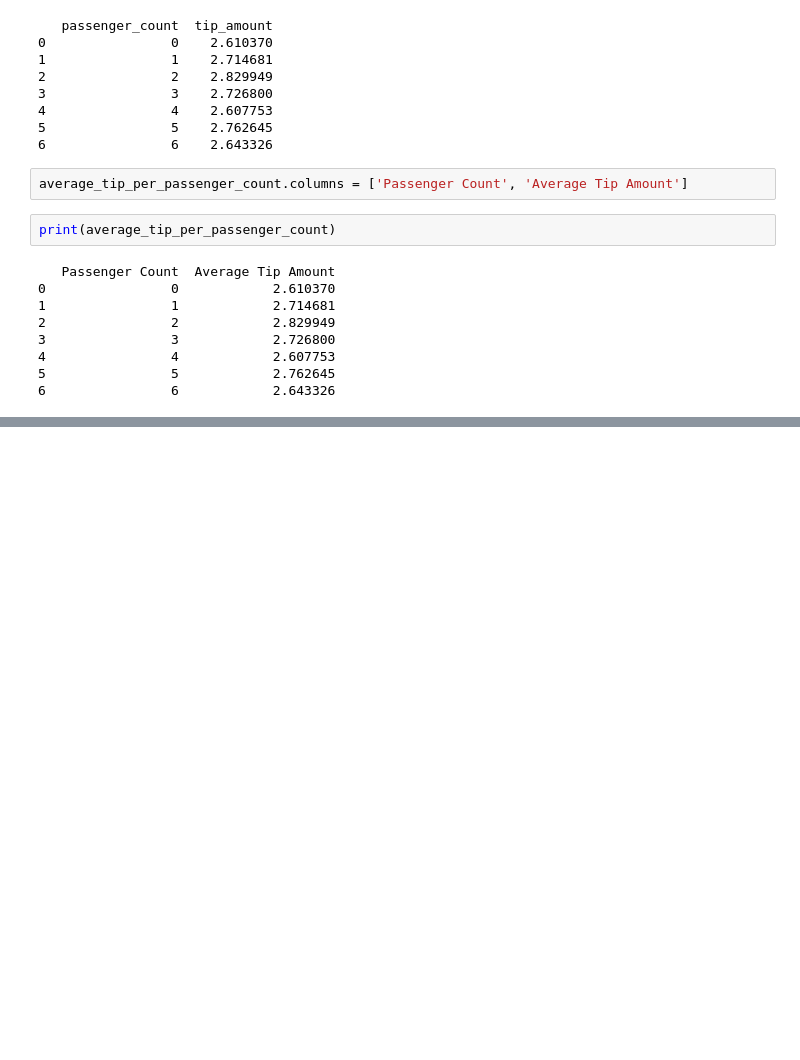
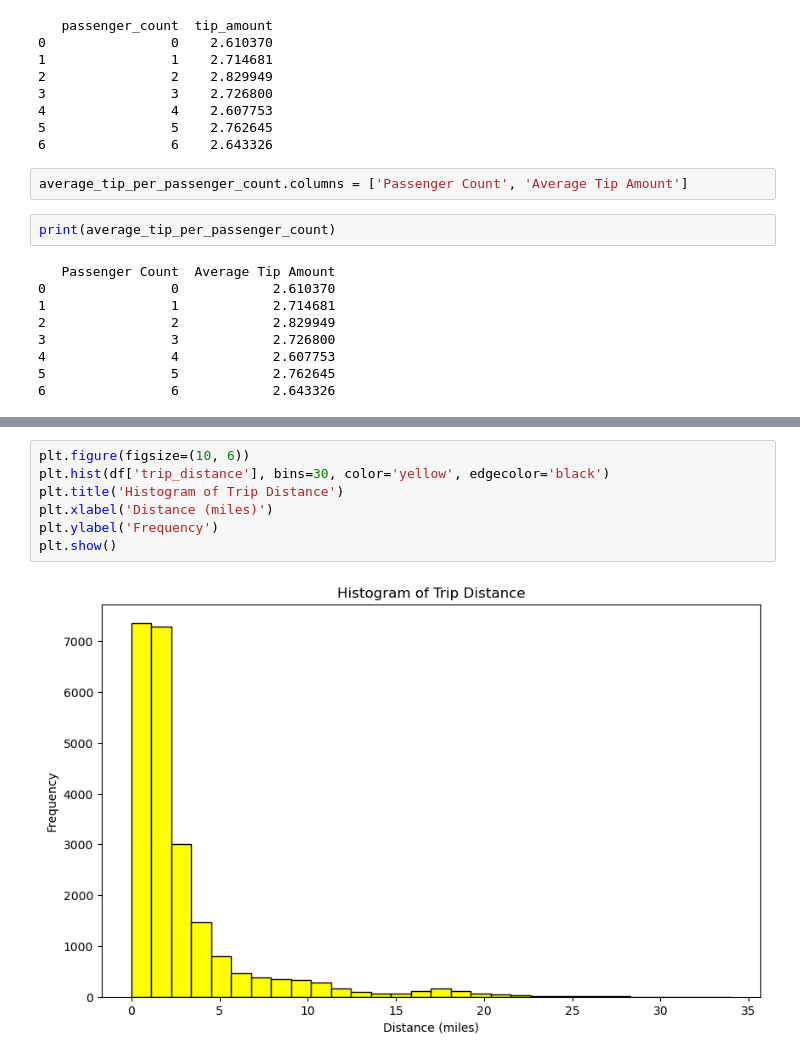
Before and after one commit to PayalTeyungg/yellow_taxi_data_analysis, a Jupyter notebook: assignment.ipynb, the cells around one changed output, grey strips where cells are left out. Saved outputs shown, nothing was run; the diff lists cells and outputs as text; blank space fills up the shorter version.

Commit message:
Yellow Taxi Data Analysis

```diff
--- a/assignment.ipynb
+++ b/assignment.ipynb
@@ -324,0 +429,9 @@ Here we have calculated the average tip amount according the passenger count.
+# %%
+plt.figure(figsize=(10, 6))
+plt.hist(df['trip_distance'], bins=30, color='yellow', edgecolor='black')
+plt.title('Histogram of Trip Distance')
+plt.xlabel('Distance (miles)')
+plt.ylabel('Frequency')
+plt.show()
+# %% [output]
+[figure, added]
```
Also changed, not shown: parts of 58 cells of this notebook.
